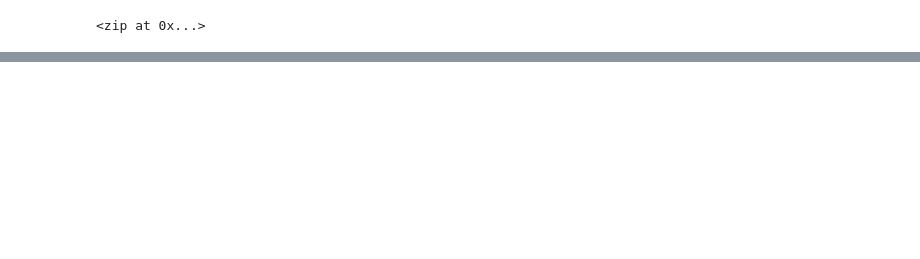
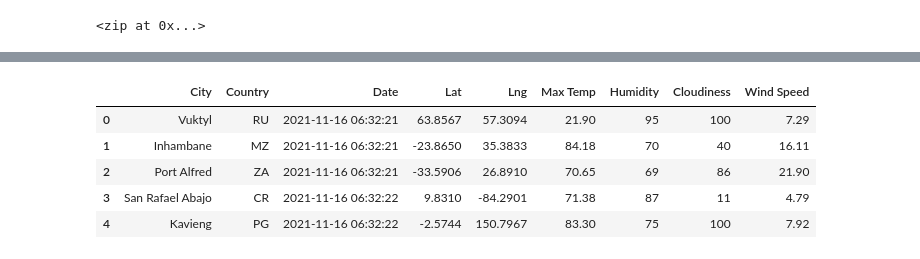
Before and after one commit to ElijahRTaylor/World_Weather_Analysis, a Jupyter notebook: WeatherPy.ipynb, the cells around one changed output, grey strips where cells are left out. Cells and saved outputs as stored; diff of their text form; code cells hidden in the pictures; blank space fills up the shorter version.

```diff
--- a/WeatherPy.ipynb
+++ b/WeatherPy.ipynb
@@ -33,0 +150,13 @@ len(cities)
+# %%
+new_column_order=["City","Country","Date","Lat","Lng","Max Temp","Humidity","Cloudiness","Wind Speed"]
+# %%
+city_data_df=city_data_df[new_column_order]
+
+city_data_df.head()
+# %% [output]
+|  | City | Country | Date | Lat | Lng | Max Temp | Humidity | Cloudiness | Wind Speed |
+| 0 | Vuktyl | RU | 2021-11-16 06:32:21 | 63.8567 | 57.3094 | 21.90 | 95 | 100 | 7.29 |
+| 1 | Inhambane | MZ | 2021-11-16 06:32:21 | -23.8650 | 35.3833 | 84.18 | 70 | 40 | 16.11 |
+| 2 | Port Alfred | ZA | 2021-11-16 06:32:21 | -33.5906 | 26.8910 | 70.65 | 69 | 86 | 21.90 |
+| 3 | San Rafael Abajo | CR | 2021-11-16 06:32:22 | 9.8310 | -84.2901 | 71.38 | 87 | 11 | 4.79 |
+| 4 | Kavieng | PG | 2021-11-16 06:32:22 | -2.5744 | 150.7967 | 83.30 | 75 | 100 | 7.92 |
```
Also changed, not shown: parts of 13 cells of this notebook, 2 other files.
